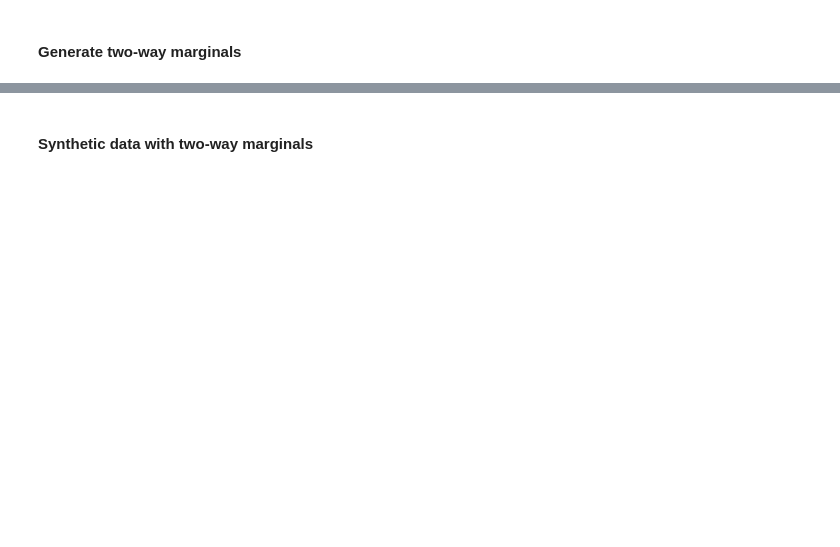
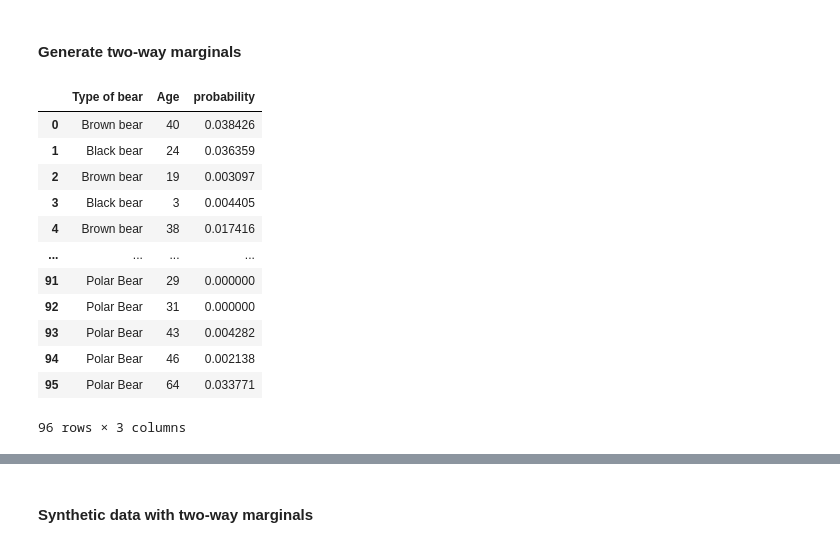
Before and after one commit to jbennett979/Data_Privacy_FP, a Jupyter notebook: Synthetic_Data.ipynb, the cells around one changed output, grey strips where cells are left out. Drawn from its saved outputs; the diff is of its cells as text; code cells hidden in the pictures; blank space fills up the shorter version.

Commit message:
fixed value error; I am getting synthetic data with the two way marginals. now i gotta figure out how to compare that to the actual data and then analyze it

```diff
--- a/Synthetic_Data.ipynb
+++ b/Synthetic_Data.ipynb
@@ -206,6 +206,25 @@ def two_marginal(col1, col2, epsilon):
 def gen_samples(n, marginal):
     samples = marginal.sample(n=n, replace=True, weights='probability')
     return samples.drop(columns='probability')
+# %%
+# two way marginal
+marginal = two_marginal('Type of bear','Age', 1.0)
+# gen_samples(15, marginal)
+marginal
+# %% [output]
+|  | Type of bear | Age | probability |
+| 0 | Brown bear | 40 | 0.038426 |
+| 1 | Black bear | 24 | 0.036359 |
+| 2 | Brown bear | 19 | 0.003097 |
+| 3 | Black bear | 3 | 0.004405 |
+| 4 | Brown bear | 38 | 0.017416 |
+| ... | ... | ... | ... |
+| 91 | Polar Bear | 29 | 0.000000 |
+| 92 | Polar Bear | 31 | 0.000000 |
+| 93 | Polar Bear | 43 | 0.004282 |
+| 94 | Polar Bear | 46 | 0.002138 |
+| 95 | Polar Bear | 64 | 0.033771 |
+96 rows × 3 columns
 # %%
 # two way marginal
 marginal = two_marginal('Hunter','Age', 1.0)
```
Also changed, not shown: parts of 7 cells of this notebook.
